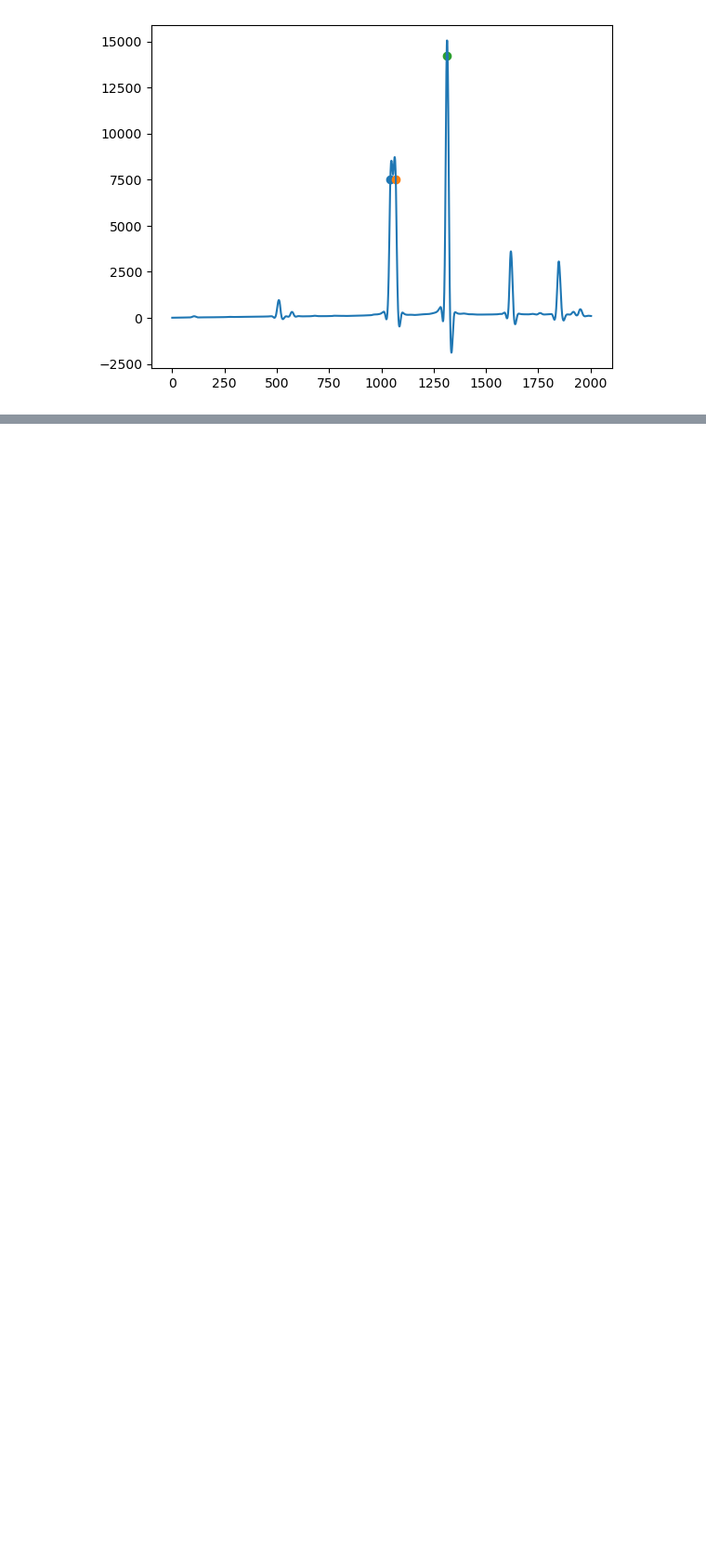
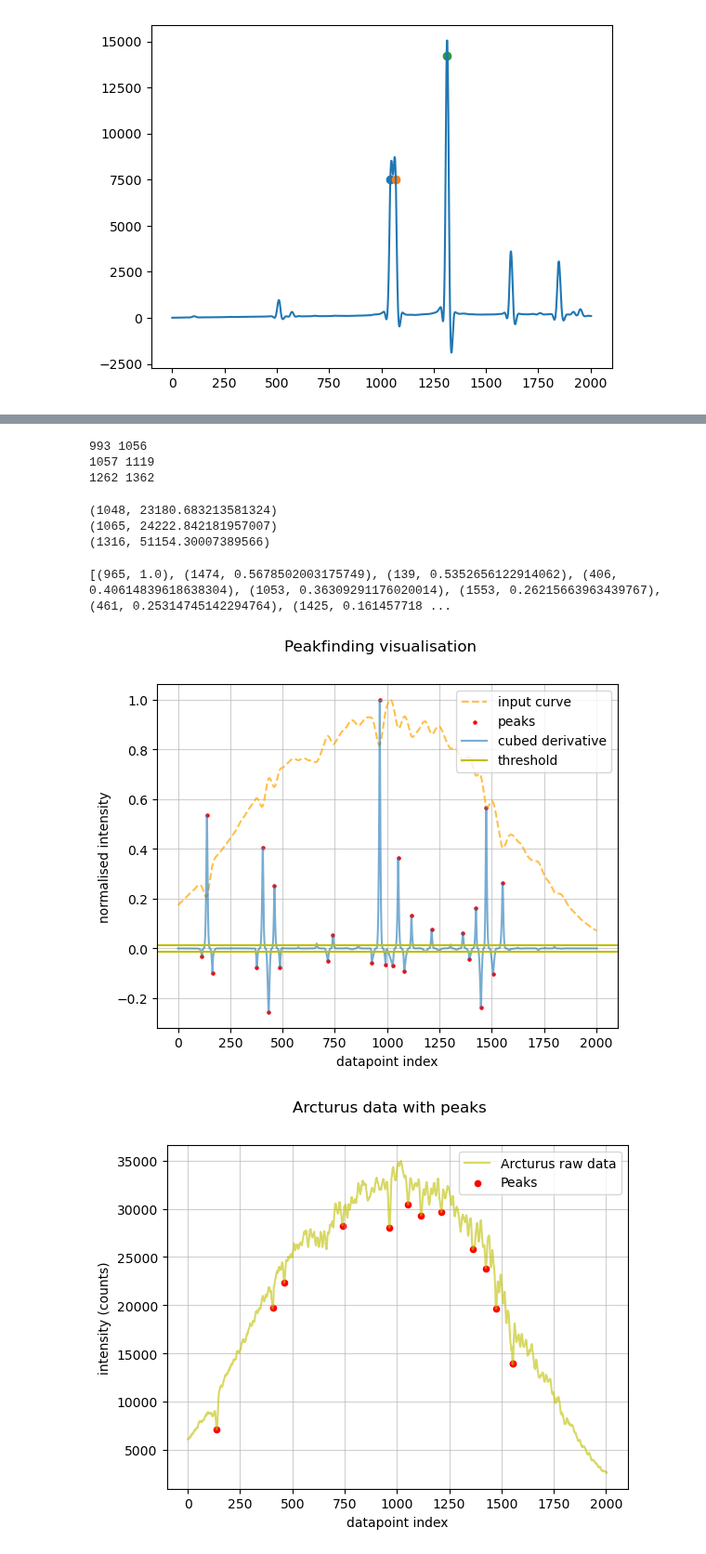
Before and after one commit to Timobrenn/G99-Spectroscopy, a Jupyter notebook: data_checking.ipynb, the cells around one changed output, grey strips where cells are left out. Shown at 93% size. Cells and saved outputs as stored; diff of their text form; code cells hidden in the pictures; blank space fills up the shorter version.

```diff
--- a/data_checking.ipynb
+++ b/data_checking.ipynb
@@ -328,0 +360,57 @@ close(fig)
+# %%
+# find max in sectors
+final_peaks = []
+for sector in sectors:
+    l, r = sector
+    print(l, r)
+    peak = np.argmax(raw[l:r])+l, np.max(raw[l:r])
+    final_peaks.append(peak)
+# %% [output]
+993 1056
+1057 1119
+1262 1362
+# %%
+%matplotlib qt
+fig, ax = subplots()
+ax.plot(raw)
+for peak in final_peaks:
+    x, y = peak
+    print(peak)
+    ax.scatter(x, y, c='r')
+show()
+# close(fig)
+# %% [output]
+(1048, 23180.683213581324)
+(1065, 24222.842181957007)
+(1316, 51154.30007389566)
+# %%
+# Trying method wtith arcturus
+
+raw = np.loadtxt('Arcturus_stack.txt')
+smth = alsbaseline(raw, lam=50, niter=5, remove=False)
+# %%
+%matplotlib inline
+rough_peaks = process_peaks(smth, thres_percent=10, smoothed=False)
+positive_peaks = [peak for peak in rough_peaks if peak[1]>0]
+
+
+
+fig, ax = subplots()
+fig.suptitle('Arcturus data with peaks')
+# ax.plot(smth)
+ax.plot(raw, c='y', alpha=0.6, label='Arcturus raw data')
+for x, _ in positive_peaks:
+    # y = smth[x]
+    y = raw[x]
+    ax.scatter(x, y, s=20, c='r')
+ax.scatter(x, y, s=20, c='r', label='Peaks')
+ax.legend()
+ax.grid(alpha=0.6)
+ax.set_xlabel('datapoint index')
+ax.set_ylabel('intensity (counts)')
+show()
+close(fig)
+# %% [output]
+[(965, 1.0), (1474, 0.5678502003175749), (139, 0.5352656122914062), (406, 0.40614839618638304), (1053, 0.36309291176020014), (1553, 0.26215663963439767), (461, 0.25314745142294764), (1425, 0.161457718 ...
+[figure, added]
+[figure, added]
```
Also changed, not shown: parts of 5 cells of this notebook.
